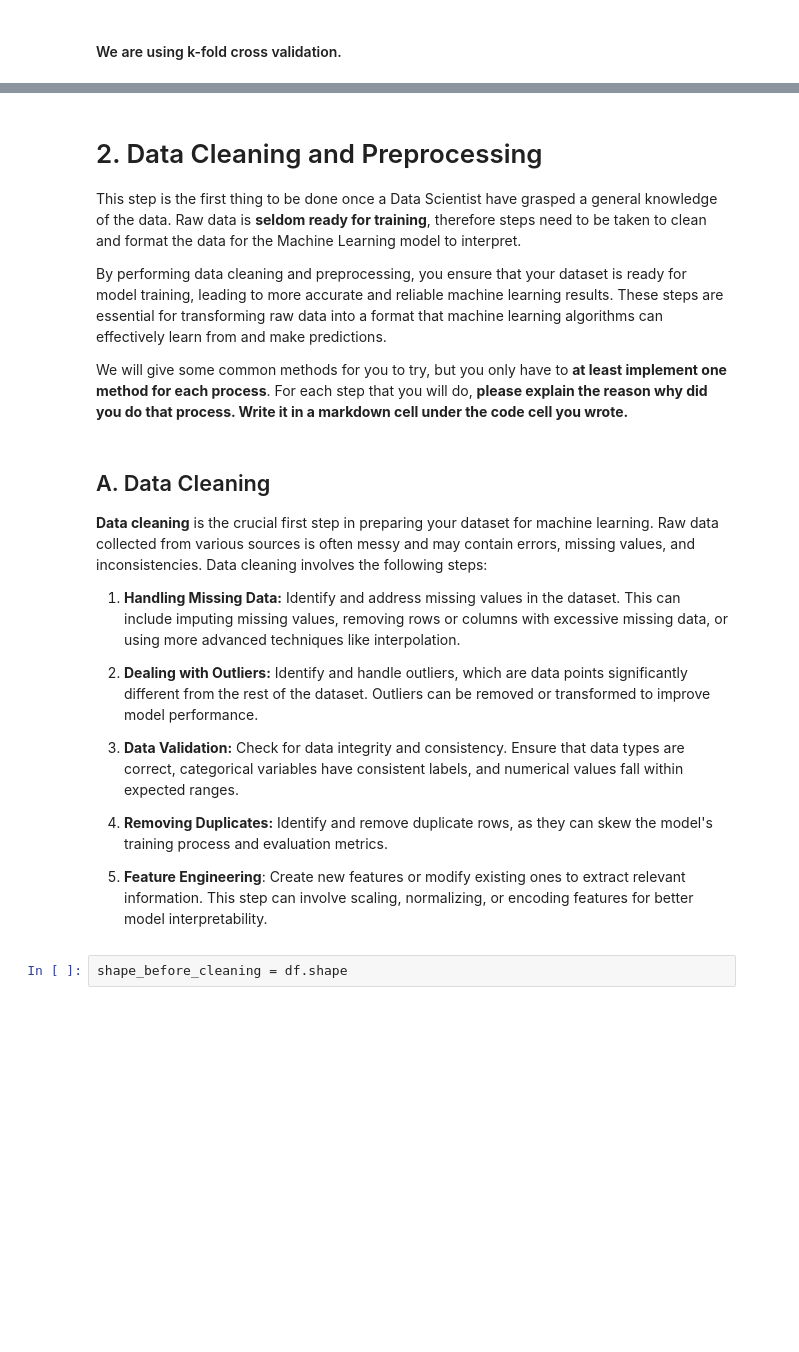
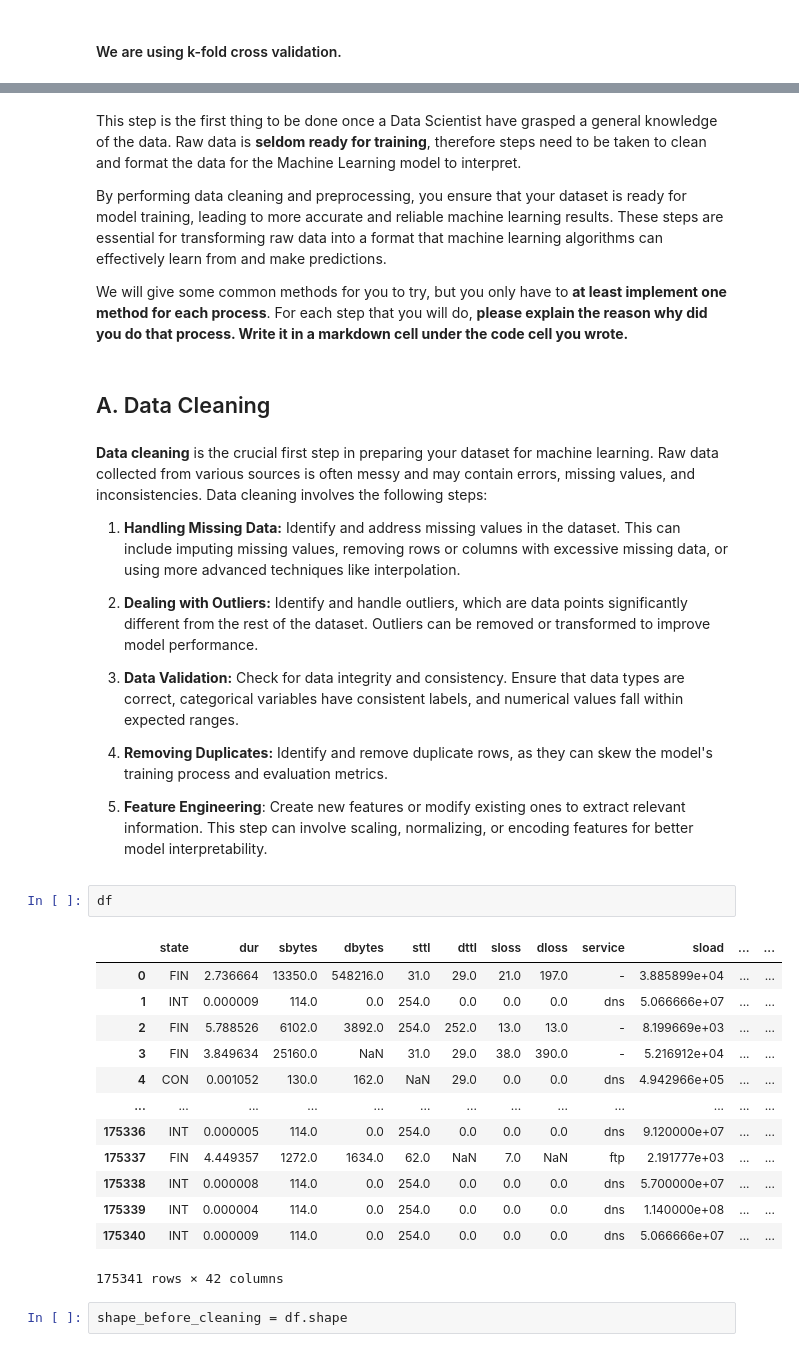
Before and after one commit to FedrianzD/Tubes-2-AI, a Jupyter notebook: src/Notebook.ipynb, the cells around one changed output, grey strips where cells are left out. Saved outputs shown, nothing was run; the diff lists cells and outputs as text; blank space fills up the shorter version.

```diff
--- a/src/Notebook.ipynb
+++ b/src/Notebook.ipynb
@@ -361,14 +363,12 @@ Note: For training, you should use the data contained in the `train` folder give
 # %% [markdown]
-# 2. Data Cleaning and Preprocessing
-
 This step is the first thing to be done once a Data Scientist have grasped a general knowledge of the data. Raw data is **seldom ready for training**, therefore steps need to be taken to clean and format the data for the Machine Learning model to interpret.
 
 By performing data cleaning and preprocessing, you ensure that your dataset is ready for model training, leading to more accurate and reliable machine learning results. These steps are essential for transforming raw data into a format that machine learning algorithms can effectively learn from and make predictions.
 
 We will give some common methods for you to try, but you only have to **at least implement one method for each process**. For each step that you will do, **please explain the reason why did you do that process. Write it in a markdown cell under the code cell you wrote.**
+# %% [markdown]
+## A. Data Cleaning
 # %% [markdown]
-## A. Data Cleaning
-
 **Data cleaning** is the crucial first step in preparing your dataset for machine learning. Raw data collected from various sources is often messy and may contain errors, missing values, and inconsistencies. Data cleaning involves the following steps:
 
 1. **Handling Missing Data:** Identify and address missing values in the dataset. This can include imputing missing values, removing rows or columns with excessive missing data, or using more advanced techniques like interpolation.
@@ -380,5 +380,21 @@ We will give some common methods for you to try, but you only have to **at least
 4. **Removing Duplicates:** Identify and remove duplicate rows, as they can skew the model's training process and evaluation metrics.
 
 5. **Feature Engineering**: Create new features or modify existing ones to extract relevant information. This step can involve scaling, normalizing, or encoding features for better model interpretability.
+# %%
+df
+# %% [output]
+|  | state | dur | sbytes | dbytes | sttl | dttl | sloss | dloss | service | sload | ... | ... |
+| 0 | FIN | 2.736664 | 13350.0 | 548216.0 | 31.0 | 29.0 | 21.0 | 197.0 | - | 3.885899e+04 | ... | ... |
+| 1 | INT | 0.000009 | 114.0 | 0.0 | 254.0 | 0.0 | 0.0 | 0.0 | dns | 5.066666e+07 | ... | ... |
+| 2 | FIN | 5.788526 | 6102.0 | 3892.0 | 254.0 | 252.0 | 13.0 | 13.0 | - | 8.199669e+03 | ... | ... |
+| 3 | FIN | 3.849634 | 25160.0 | NaN | 31.0 | 29.0 | 38.0 | 390.0 | - | 5.216912e+04 | ... | ... |
+| 4 | CON | 0.001052 | 130.0 | 162.0 | NaN | 29.0 | 0.0 | 0.0 | dns | 4.942966e+05 | ... | ... |
+| ... | ... | ... | ... | ... | ... | ... | ... | ... | ... | ... | ... | ... |
+| 175336 | INT | 0.000005 | 114.0 | 0.0 | 254.0 | 0.0 | 0.0 | 0.0 | dns | 9.120000e+07 | ... | ... |
+| 175337 | FIN | 4.449357 | 1272.0 | 1634.0 | 62.0 | NaN | 7.0 | NaN | ftp | 2.191777e+03 | ... | ... |
+| 175338 | INT | 0.000008 | 114.0 | 0.0 | 254.0 | 0.0 | 0.0 | 0.0 | dns | 5.700000e+07 | ... | ... |
+| 175339 | INT | 0.000004 | 114.0 | 0.0 | 254.0 | 0.0 | 0.0 | 0.0 | dns | 1.140000e+08 | ... | ... |
+| 175340 | INT | 0.000009 | 114.0 | 0.0 | 254.0 | 0.0 | 0.0 | 0.0 | dns | 5.066666e+07 | ... | ... |
+175341 rows × 42 columns
 # %%
 shape_before_cleaning = df.shape
```
Also changed, not shown: parts of 74 cells of this notebook.
